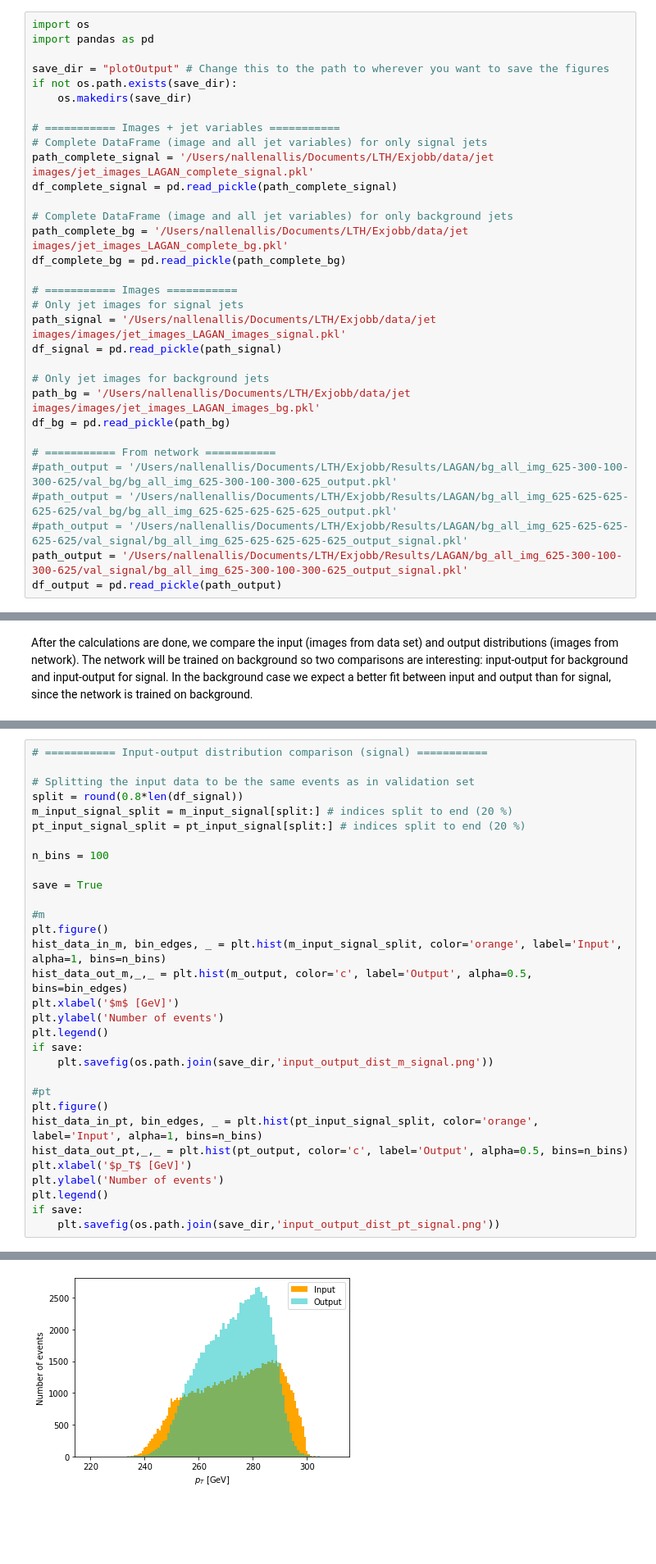
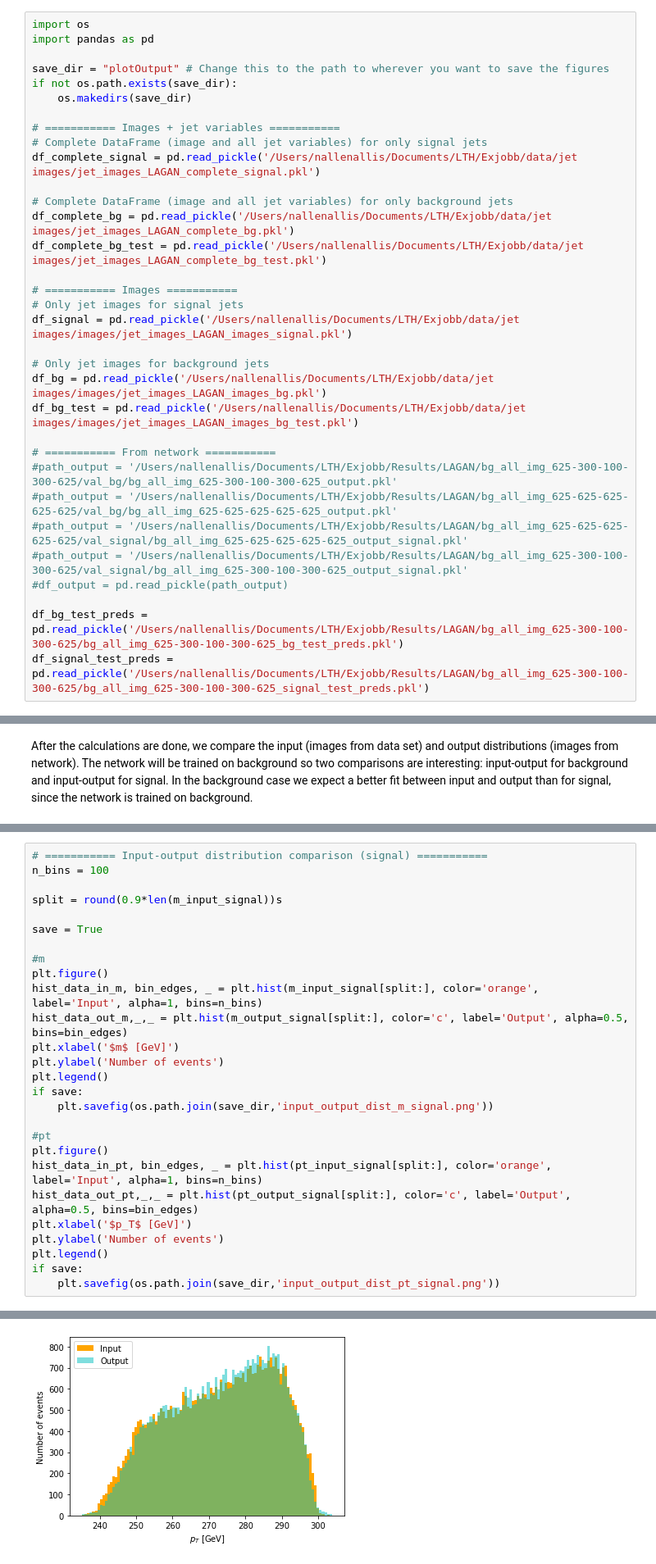
Before and after one commit to Autoencoders-compression-anomaly/AE-Compression-pytorch, a Jupyter notebook: examples/jet_images/analysis_jet_images.ipynb, the cells around one changed output, grey strips where cells are left out. Shown: that part at 82% size. Cells and saved outputs as stored; diff of their text form; blank space fills up the shorter version.

Commit message:
Changed training procedure to have training, validation and testing set. Added anomaly detection notebook. Bug fixes.

```diff
--- a/examples/jet_images/analysis_jet_images.ipynb
+++ b/examples/jet_images/analysis_jet_images.ipynb
@@ -18,28 +18,29 @@ if not os.path.exists(save_dir):
 
 # =========== Images + jet variables ===========
 # Complete DataFrame (image and all jet variables) for only signal jets
-path_complete_signal = '/Users/nallenallis/Documents/LTH/Exjobb/data/jet images/jet_images_LAGAN_complete_signal.pkl'
-df_complete_signal = pd.read_pickle(path_complete_signal)
+df_complete_signal = pd.read_pickle('/Users/nallenallis/Documents/LTH/Exjobb/data/jet images/jet_images_LAGAN_complete_signal.pkl')
 
 # Complete DataFrame (image and all jet variables) for only background jets
-path_complete_bg = '/Users/nallenallis/Documents/LTH/Exjobb/data/jet images/jet_images_LAGAN_complete_bg.pkl'
-df_complete_bg = pd.read_pickle(path_complete_bg)
+df_complete_bg = pd.read_pickle('/Users/nallenallis/Documents/LTH/Exjobb/data/jet images/jet_images_LAGAN_complete_bg.pkl')
+df_complete_bg_test = pd.read_pickle('/Users/nallenallis/Documents/LTH/Exjobb/data/jet images/jet_images_LAGAN_complete_bg_test.pkl')
 
 # =========== Images ===========
 # Only jet images for signal jets
-path_signal = '/Users/nallenallis/Documents/LTH/Exjobb/data/jet images/images/jet_images_LAGAN_images_signal.pkl'
-df_signal = pd.read_pickle(path_signal)
+df_signal = pd.read_pickle('/Users/nallenallis/Documents/LTH/Exjobb/data/jet images/images/jet_images_LAGAN_images_signal.pkl')
 
 # Only jet images for background jets
-path_bg = '/Users/nallenallis/Documents/LTH/Exjobb/data/jet images/images/jet_images_LAGAN_images_bg.pkl'
-df_bg = pd.read_pickle(path_bg)
+df_bg = pd.read_pickle('/Users/nallenallis/Documents/LTH/Exjobb/data/jet images/images/jet_images_LAGAN_images_bg.pkl')
+df_bg_test = pd.read_pickle('/Users/nallenallis/Documents/LTH/Exjobb/data/jet images/images/jet_images_LAGAN_images_bg_test.pkl')
 
 # =========== From network ===========
 #path_output = '/Users/nallenallis/Documents/LTH/Exjobb/Results/LAGAN/bg_all_img_625-300-100-300-625/val_bg/bg_all_img_625-300-100-300-625_output.pkl'
 #path_output = '/Users/nallenallis/Documents/LTH/Exjobb/Results/LAGAN/bg_all_img_625-625-625-625-625/val_bg/bg_all_img_625-625-625-625-625_output.pkl'
 #path_output = '/Users/nallenallis/Documents/LTH/Exjobb/Results/LAGAN/bg_all_img_625-625-625-625-625/val_signal/bg_all_img_625-625-625-625-625_output_signal.pkl'
-path_output = '/Users/nallenallis/Documents/LTH/Exjobb/Results/LAGAN/bg_all_img_625-300-100-300-625/val_signal/bg_all_img_625-300-100-300-625_output_signal.pkl'
-df_output = pd.read_pickle(path_output)
+#path_output = '/Users/nallenallis/Documents/LTH/Exjobb/Results/LAGAN/bg_all_img_625-300-100-300-625/val_signal/bg_all_img_625-300-100-300-625_output_signal.pkl'
+#df_output = pd.read_pickle(path_output)
+
+df_bg_test_preds = pd.read_pickle('/Users/nallenallis/Documents/LTH/Exjobb/Results/LAGAN/bg_all_img_625-300-100-300-625/bg_all_img_625-300-100-300-625_bg_test_preds.pkl')
+df_signal_test_preds = pd.read_pickle('/Users/nallenallis/Documents/LTH/Exjobb/Results/LAGAN/bg_all_img_625-300-100-300-625/bg_all_img_625-300-100-300-625_signal_test_preds.pkl')
 # %% [markdown]
 ### Defining functions and importing libraries
 # %% [markdown]
@@ -170,19 +214,15 @@ if save:
 # %%
 # =========== Input-output distribution comparison (signal) ===========
+n_bins = 100
 
-# Splitting the input data to be the same events as in validation set
-split = round(0.8*len(df_signal))
-m_input_signal_split = m_input_signal[split:] # indices split to end (20 %)
-pt_input_signal_split = pt_input_signal[split:] # indices split to end (20 %)
-
-n_bins = 100
+split = round(0.9*len(m_input_signal))s
 
 save = True
 
 #m
 plt.figure()
-hist_data_in_m, bin_edges, _ = plt.hist(m_input_signal_split, color='orange', label='Input', alpha=1, bins=n_bins)
-hist_data_out_m,_,_ = plt.hist(m_output, color='c', label='Output', alpha=0.5, bins=bin_edges)
+hist_data_in_m, bin_edges, _ = plt.hist(m_input_signal[split:], color='orange', label='Input', alpha=1, bins=n_bins)
+hist_data_out_m,_,_ = plt.hist(m_output_signal[split:], color='c', label='Output', alpha=0.5, bins=bin_edges)
 plt.xlabel('$m$ [GeV]')
 plt.ylabel('Number of events')
 plt.legend()
@@ -191,8 +231,8 @@ if save:
 
 #pt
 plt.figure()
-hist_data_in_pt, bin_edges, _ = plt.hist(pt_input_signal_split, color='orange', label='Input', alpha=1, bins=n_bins)
-hist_data_out_pt,_,_ = plt.hist(pt_output, color='c', label='Output', alpha=0.5, bins=n_bins)
+hist_data_in_pt, bin_edges, _ = plt.hist(pt_input_signal[split:], color='orange', label='Input', alpha=1, bins=n_bins)
+hist_data_out_pt,_,_ = plt.hist(pt_output_signal[split:], color='c', label='Output', alpha=0.5, bins=bin_edges)
 plt.xlabel('$p_T$ [GeV]')
 plt.ylabel('Number of events')
 plt.legend()
@@ -203 +243 @@ if save:
-[figure, old version]
+[figure, new version]
```
Also changed, not shown: parts of 18 cells of this notebook, 9 other files.
